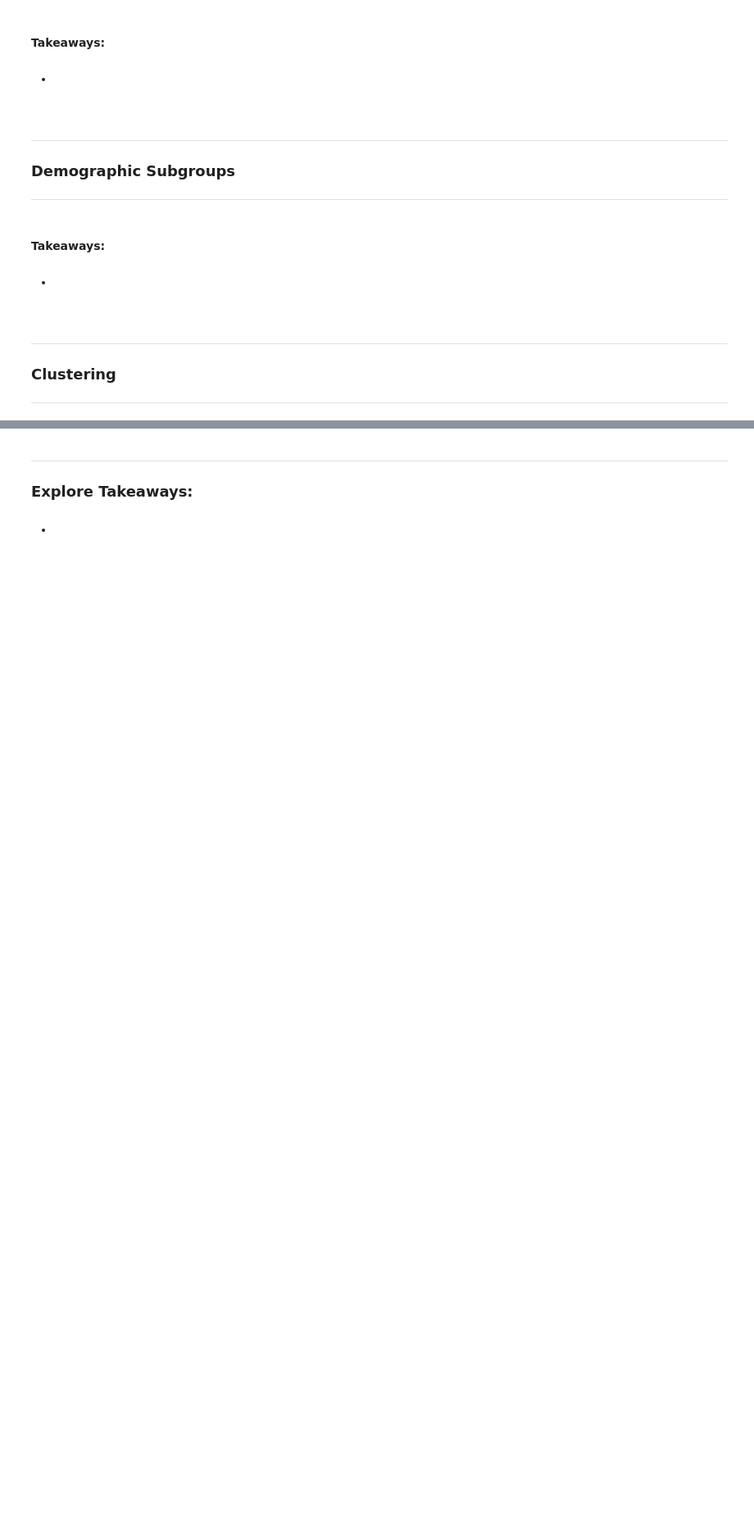
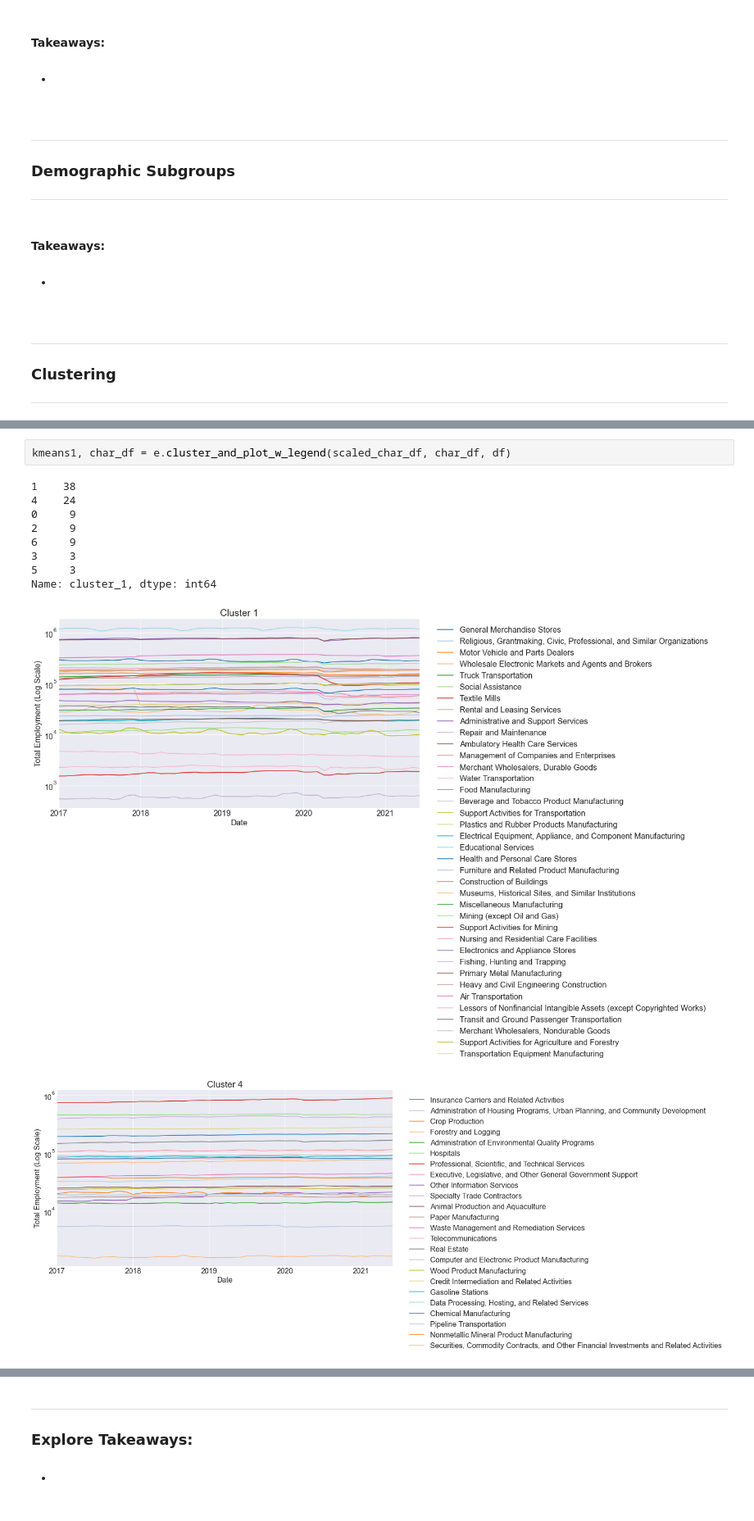
Before and after one commit to capstone-job-market-analysis/job-market-analysis, a Jupyter notebook: final_notebook.ipynb, the cells around one changed output, grey strips where cells are left out. Shown at 82% size. Saved outputs shown, nothing was run; the diff lists cells and outputs as text; blank space fills up the shorter version.

```diff
--- a/final_notebook.ipynb
+++ b/final_notebook.ipynb
@@ -117,0 +146,13 @@ sns.set_palette('tab20')
+# %%
+kmeans1, char_df = e.cluster_and_plot_w_legend(scaled_char_df, char_df, df)
+# %% [output]
+1    38
+4    24
+0     9
+2     9
+6     9
+3     3
+5     3
+Name: cluster_1, dtype: int64
+[figure, added]
+[figure, added]
```
Also changed, not shown: parts of 11 cells of this notebook.
